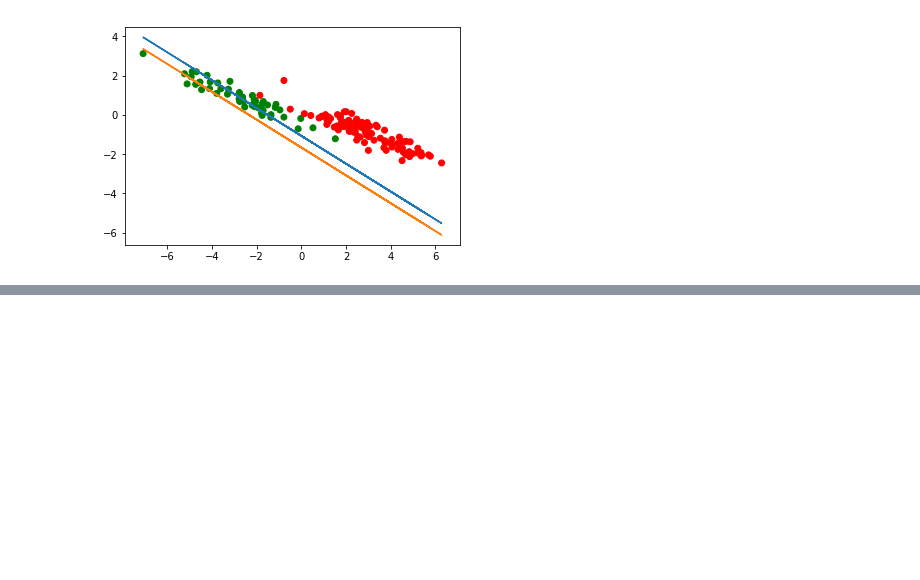
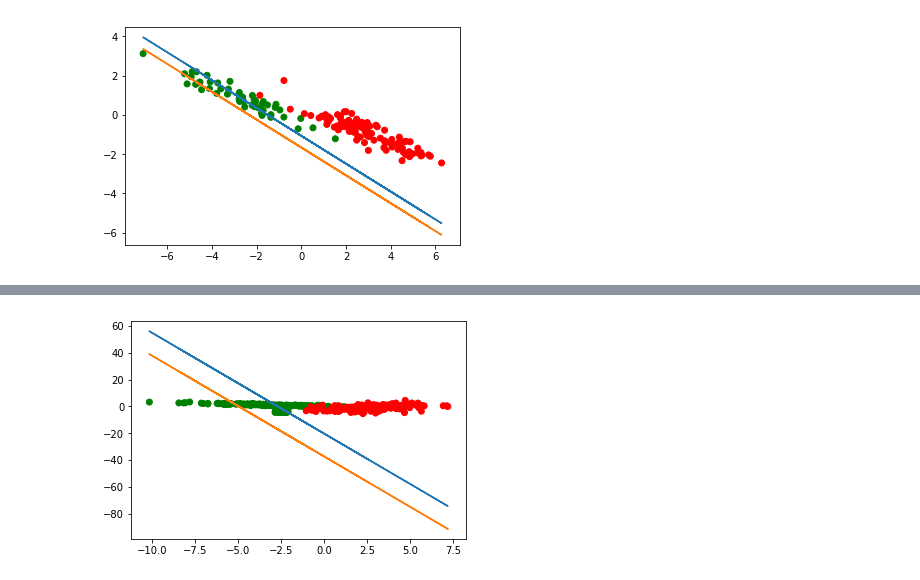
Before and after one commit to YoucefZemmouri/Graphical_Model_HMK1, a Jupyter notebook: Linear_Regression.ipynb, the cells around one changed output, grey strips where cells are left out. Saved outputs shown, nothing was run; the diff lists cells and outputs as text; code cells hidden in the pictures; blank space fills up the shorter version.

```diff
--- a/Linear_Regression.ipynb
+++ b/Linear_Regression.ipynb
@@ -106,0 +100,23 @@ sigma2
+# %%
+w = linear_regression(classificationC_train_X,classificationC_train_Y)
+sigma2 = classificationC_train_Y-classificationC_train_X.dot(w)
+sigma2 = (sigma2.transpose().dot(sigma2))/(classificationC_train_Y.shape[0])
+sigma2 =np.asscalar(sigma2)
+sigma2
+
+x2 = (1-w[0]*classificationC_train_X[:,0]-w[2]+sigma2*math.log((sigma2*math.pi)/2))/w[1]
+x2_1 = (1-w[0]*classificationC_train_X[:,0]-w[2]-sigma2*math.log((sigma2*math.pi)/2))/w[1]
+x1 = classificationC_train_X[:,0]
+plt.plot(x1,x2)
+plt.plot(x1,x2_1)
+
+
+A = classificationC_train_X[:,0]
+B = classificationC_train_X[:,1]
+label = classificationC_train_Y
+color = ['red' if l == 0 else 'green' for l in label]
+plt.scatter(A, B, color=color)
+
+plt.show()
+# %% [output]
+[figure, added]
```
Also changed, not shown: parts of 2 cells of this notebook.
